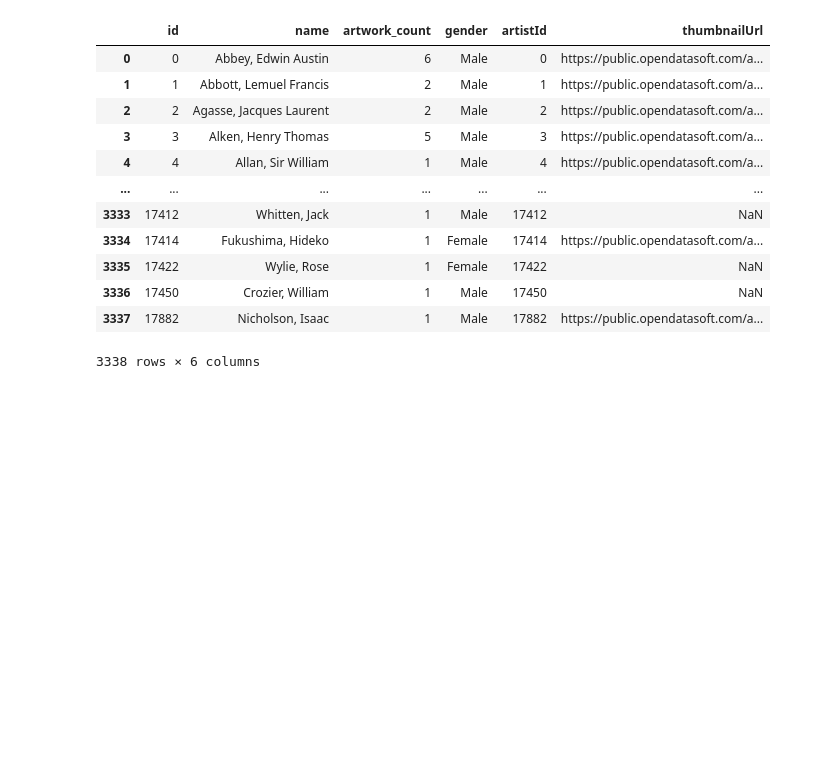
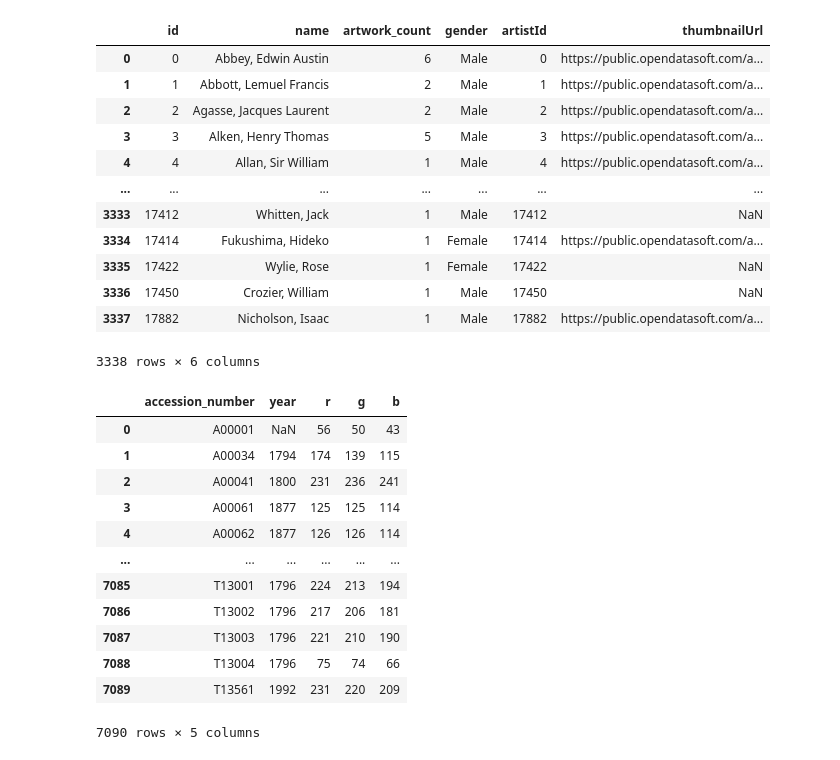
Before and after one commit to Crliu4/CAPP30239_FA22, a Jupyter notebook: final_project/code/data_cleaning.ipynb, the cells around one changed output. Saved outputs shown, nothing was run; the diff lists cells and outputs as text; code cells hidden in the pictures; blank space fills up the shorter version.

```diff
--- a/final_project/code/data_cleaning.ipynb
+++ b/final_project/code/data_cleaning.ipynb
@@ -200,0 +227,16 @@ watercolors_cg.to_csv('../cleaned_data/watercolors_cg.csv')
+# %%
+wc
+# %% [output]
+|  | accession_number | year | r | g | b |
+| 0 | A00001 | NaN | 56 | 50 | 43 |
+| 1 | A00034 | 1794 | 174 | 139 | 115 |
+| 2 | A00041 | 1800 | 231 | 236 | 241 |
+| 3 | A00061 | 1877 | 125 | 125 | 114 |
+| 4 | A00062 | 1877 | 126 | 126 | 114 |
+| ... | ... | ... | ... | ... | ... |
+| 7085 | T13001 | 1796 | 224 | 213 | 194 |
+| 7086 | T13002 | 1796 | 217 | 206 | 181 |
+| 7087 | T13003 | 1796 | 221 | 210 | 190 |
+| 7088 | T13004 | 1796 | 75 | 74 | 66 |
+| 7089 | T13561 | 1992 | 231 | 220 | 209 |
+7090 rows × 5 columns
```
Also changed, not shown: parts of 5 cells of this notebook, 2 other files.
